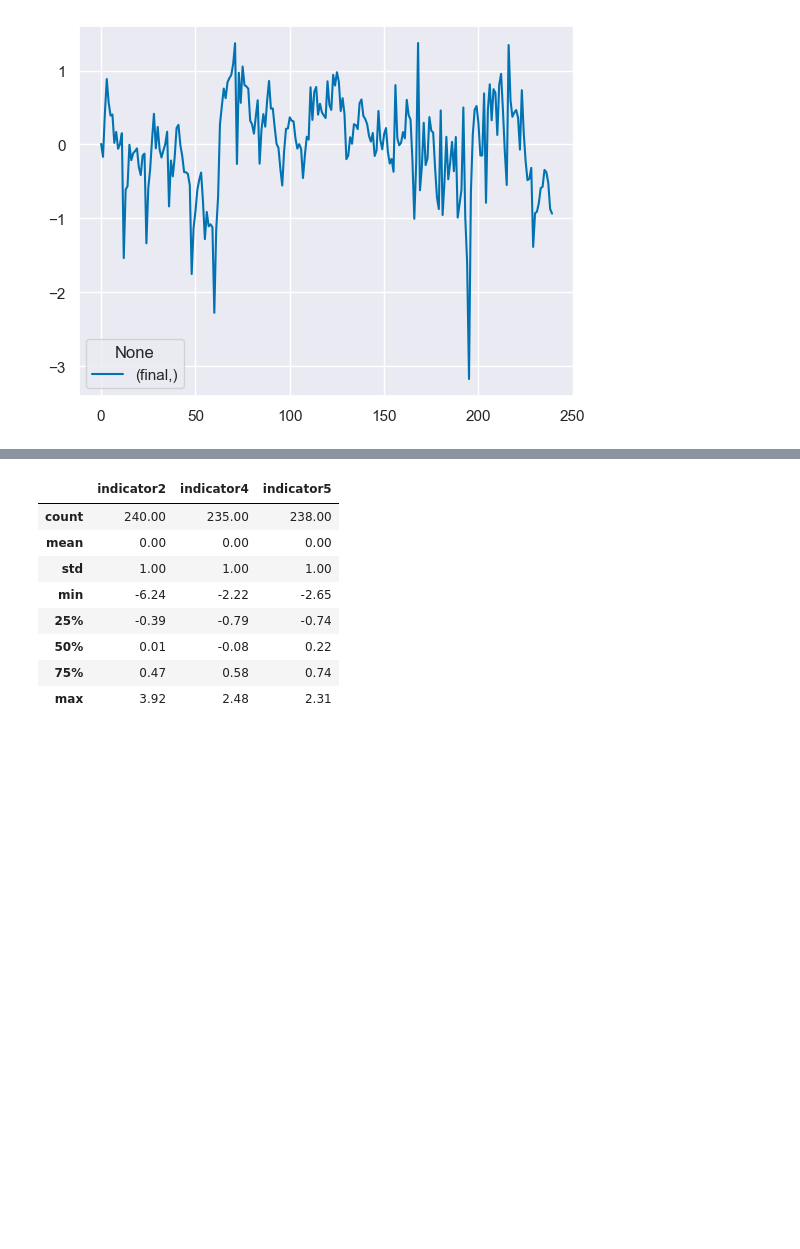
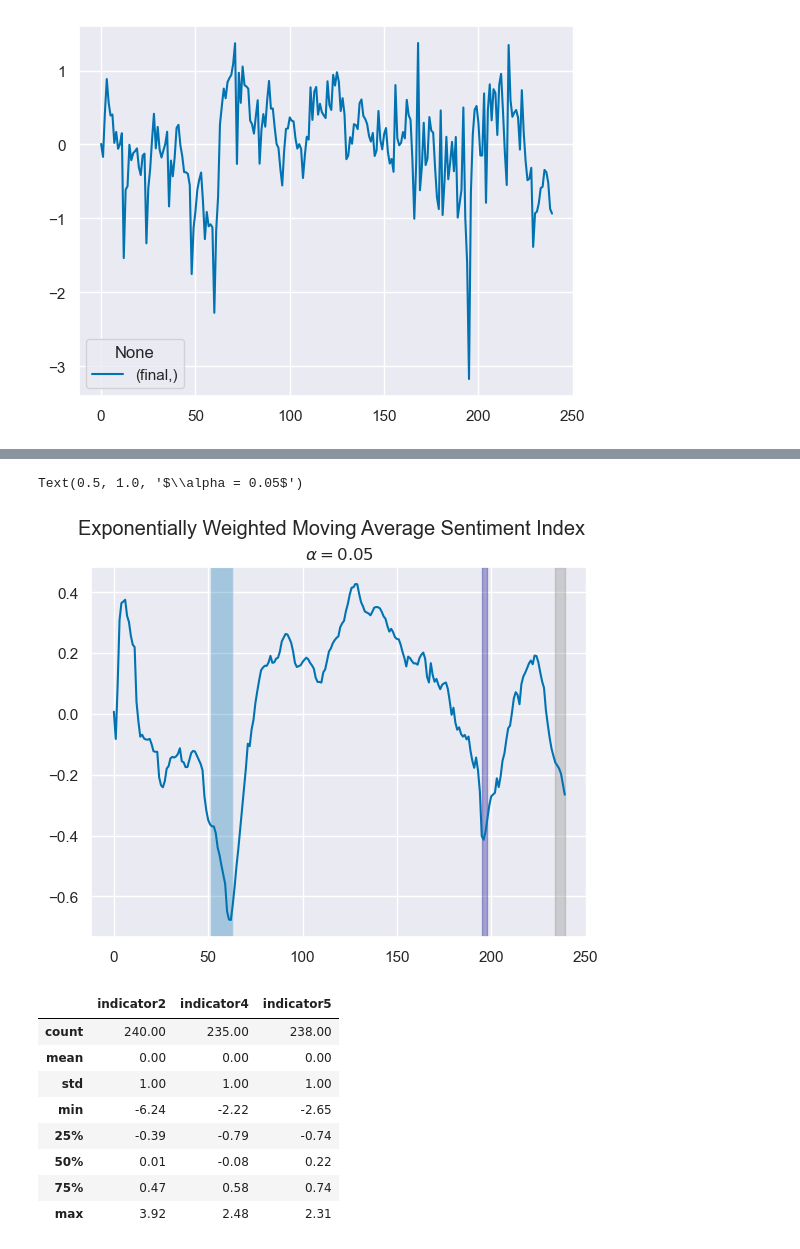
Before and after one commit to aycannon/diss, a Jupyter notebook: Compiled Indicator.ipynb, the cells around one changed output, grey strips where cells are left out. Cells and saved outputs as stored; diff of their text form; code cells hidden in the pictures; blank space fills up the shorter version.

```diff
--- a/Compiled Indicator.ipynb
+++ b/Compiled Indicator.ipynb
@@ -164,3 +178,14 @@ plt.show()
+# %%
+ema = std_SI['final'].ewm(alpha = 0.05).mean()
+plt.plot(ema)
+plt.axvspan(51, 63, alpha = 0.3, label = 'Great Recession')
+plt.axvspan(195, 198, alpha = 0.3, label = 'COVID Recession', color = 'darkblue')
+plt.axvspan(234, 239, alpha = 0.3, label = '2023 Recession', color = 'grey')
+plt.suptitle('Exponentially Weighted Moving Average Sentiment Index')
+plt.title(r'$\alpha = 0.05$')
+# %% [output]
+Text(0.5, 1.0, '$\\alpha = 0.05$')
+[figure, added]
 # %%
 std_SI[['indicator2', 'indicator4', 'indicator5']].describe()
 # %% [output]
```
Also changed, not shown: parts of 2 cells of this notebook, 1 other file.
